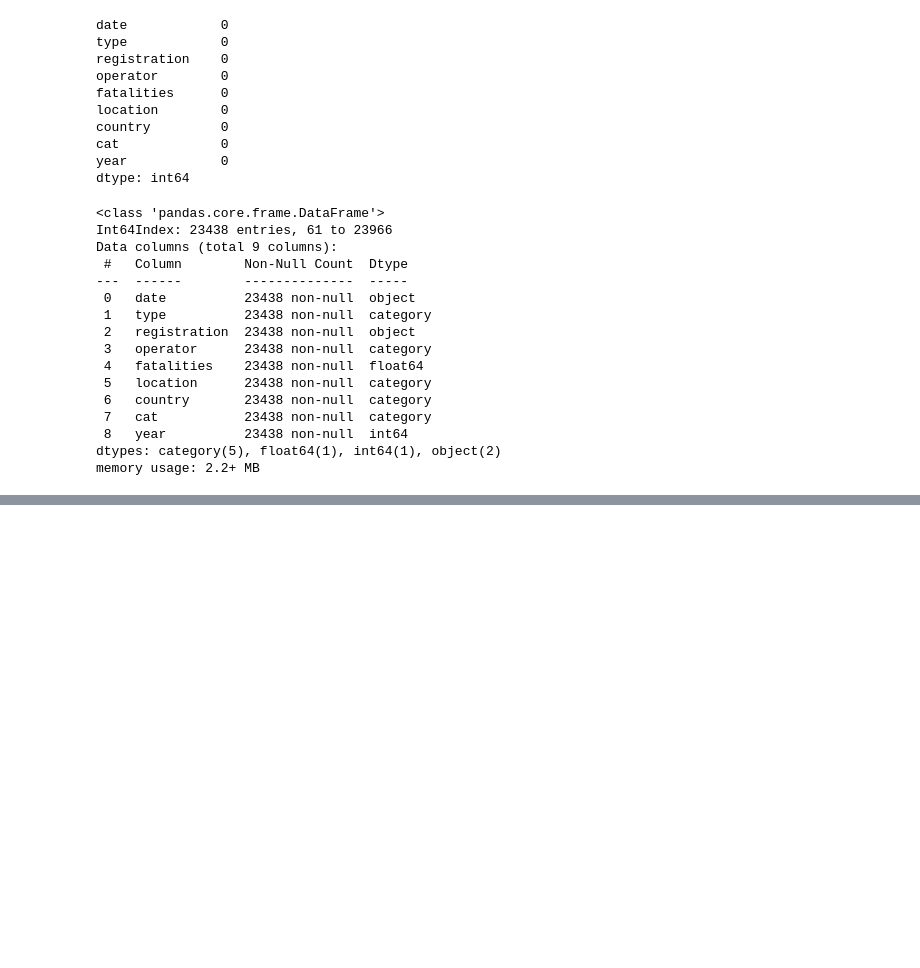
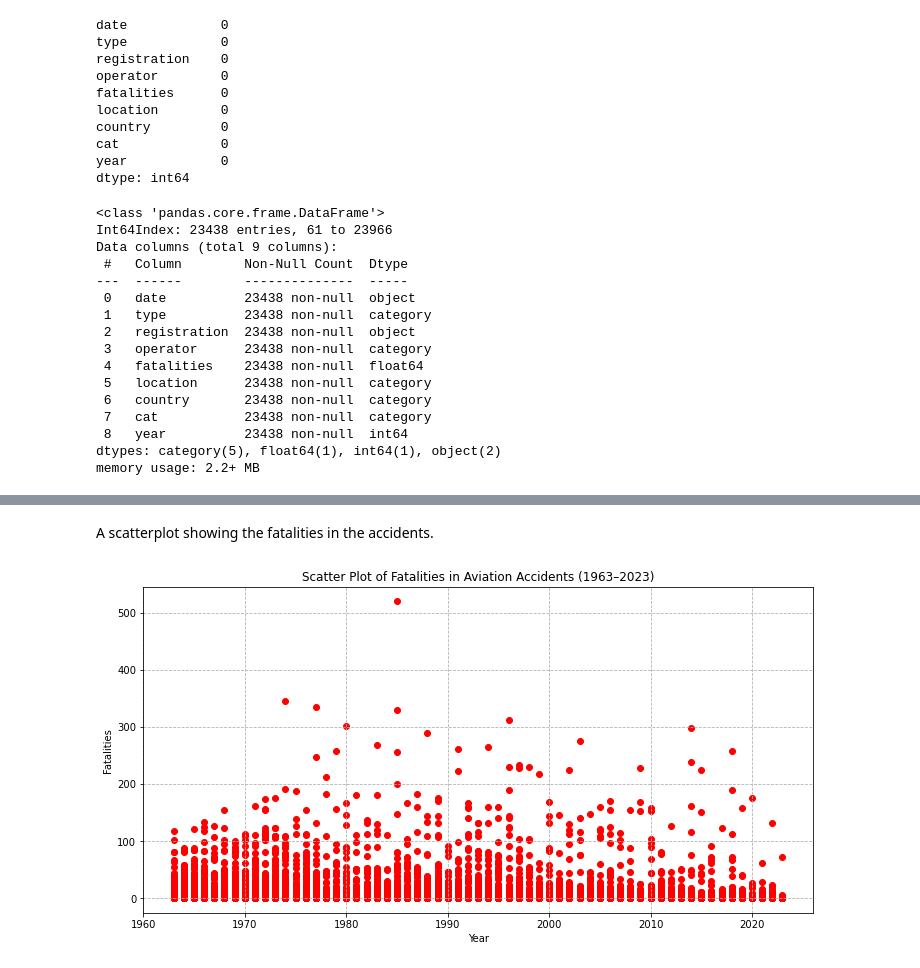
Before and after one commit to maryannngongi/Phase_1_Project, a Jupyter notebook: index.ipynb, the cells around one changed output, grey strips where cells are left out. Cells and saved outputs as stored; diff of their text form; code cells hidden in the pictures; blank space fills up the shorter version.

```diff
--- a/index.ipynb
+++ b/index.ipynb
@@ -200,0 +267,16 @@ import seaborn as sns
+# %% [markdown]
+A scatterplot showing the fatalities in the accidents.
+# %%
+
+df_filtered['fatalities_num'] = pd.to_numeric(df_filtered['fatalities'], errors='coerce')
+
+plt.figure(figsize=(12,6))
+plt.scatter(df_filtered['year'], df_filtered['fatalities_num'], color='red')
+
+plt.title("Scatter Plot of Fatalities in Aviation Accidents (1963–2023)")
+plt.xlabel("Year")
+plt.ylabel("Fatalities")
+plt.grid(True, linestyle='--')
+plt.show()
+# %% [output]
+[figure, added]
```
Also changed, not shown: parts of 22 cells of this notebook.
